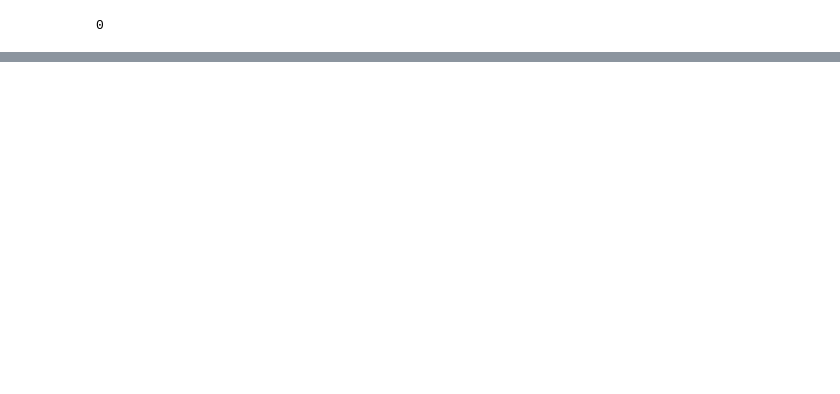
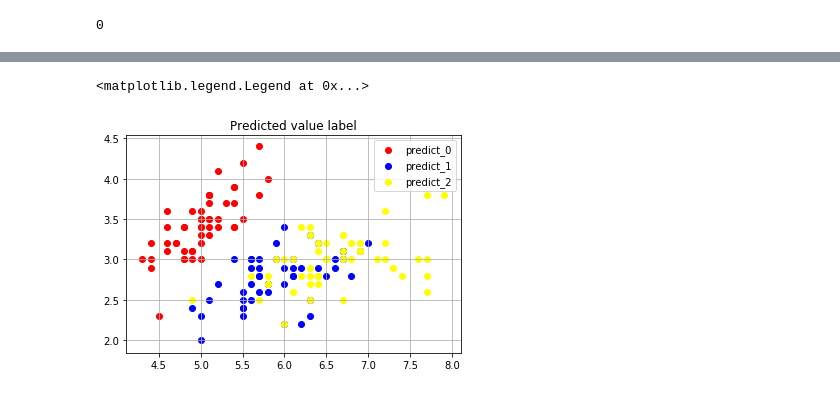
Before and after one commit to mpsamurai/ml-101-exercises, a Jupyter notebook: 02_kNN/k-nearest_neighbors.ipynb, the cells around one changed output, grey strips where cells are left out. Saved outputs shown, nothing was run; the diff lists cells and outputs as text; code cells hidden in the pictures; blank space fills up the shorter version.

```diff
--- a/02_kNN/k-nearest_neighbors.ipynb
+++ b/02_kNN/k-nearest_neighbors.ipynb
@@ -159,3 +178,5 @@ for v in range(150):
+# %%
+df["pred_label"] = prediction_result.values()  # 予測値をdfにラベルを付けて含める
 # %%
 comparison_value = 0
 for pred, correct in zip(prediction_result.values(), df['label']):
@@ -165,0 +208,27 @@ comparison_value   # 比較した結果　間違いはなし！？
+# %%
+df_correct_answer_0 = df.groupby('label').get_group(0)
+df_correct_answer_1 = df.groupby('label').get_group(1)
+df_correct_answer_2 = df.groupby('label').get_group(2)
+
+df_prediction_0 = df.groupby('pred_label').get_group(0)
+df_prediction_1 = df.groupby('pred_label').get_group(1)
+df_prediction_2 = df.groupby('pred_label').get_group(2)
+# %%
+# x = np.random.rand(100)
+# y = np.random.rand(100)
+# x = df["sepal length (cm)"]
+# y = df["sepal width (cm)"]
+
+fig = plt.figure()
+ax = fig.add_subplot(1,1,1)
+ax.set_title('Predicted value label')
+# ax.scatter(x,y, c='red', label='group1')
+ax.scatter(df_prediction_0["sepal length (cm)"], df_prediction_0["sepal width (cm)"], c='red', label='predict_0')
+ax.scatter(df_prediction_1["sepal length (cm)"], df_prediction_1["sepal width (cm)"], c='blue', label='predict_1')
+ax.scatter(df_prediction_2["sepal length (cm)"], df_prediction_2["sepal width (cm)"], c='yellow', label='predict_2')
+
+ax.grid(True)
+ax.legend(loc='upper right')
+# %% [output]
+<matplotlib.legend.Legend at 0x...>
+[figure, added]
```
Also changed, not shown: parts of 11 cells of this notebook.
